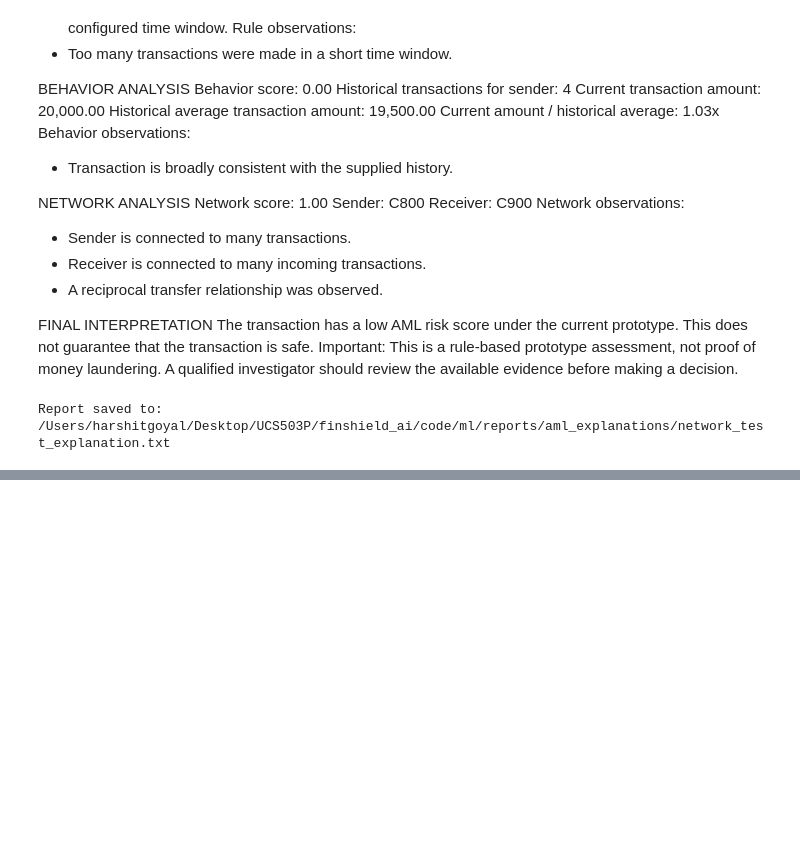
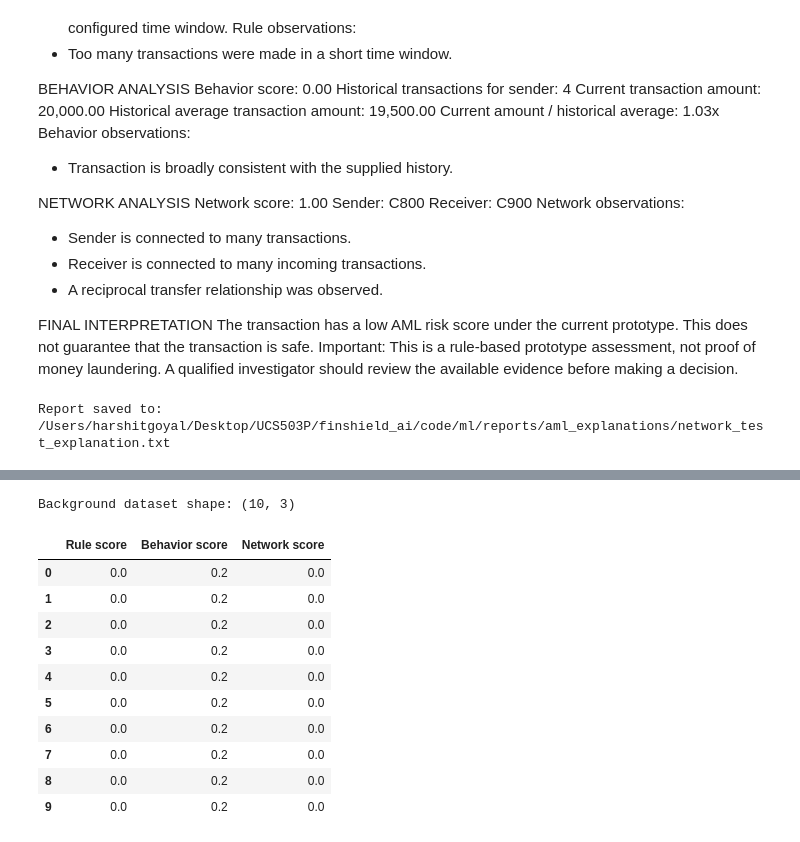
Before and after one commit to harshit29062006/finshield_ai, a Jupyter notebook: code/ml/notebooks/07_aml_shap.ipynb, the cells around one changed output, grey strips where cells are left out. Drawn from its saved outputs; the diff is of its cells as text; code cells hidden in the pictures; blank space fills up the shorter version.

```diff
--- a/code/ml/notebooks/07_aml_shap.ipynb
+++ b/code/ml/notebooks/07_aml_shap.ipynb
@@ -704,0 +1039,77 @@ Report saved to: /Users/harshitgoyal/Desktop/UCS503P/finshield_ai/code/ml/report
+# %%
+# ==========================================
+# SHAP VERIFICATION - STEP 7
+# GENERATE BACKGROUND DATA
+# ==========================================
+
+import numpy as np
+import pandas as pd
+import sys
+import os
+
+# Add AML source directory to Python path
+sys.path.append(os.path.abspath("../src"))
+
+from rules_aml import run_aml_rules
+from behavior_aml import analyze_behavior
+from network_aml import analyze_network
+
+# Normal transaction samples
+normal_transactions = [
+    {"amount": 500, "sender_id": "S1", "receiver_id": "R1"},
+    {"amount": 800, "sender_id": "S2", "receiver_id": "R2"},
+    {"amount": 1200, "sender_id": "S3", "receiver_id": "R3"},
+    {"amount": 1500, "sender_id": "S4", "receiver_id": "R4"},
+    {"amount": 2000, "sender_id": "S5", "receiver_id": "R5"},
+    {"amount": 3000, "sender_id": "S6", "receiver_id": "R6"},
+    {"amount": 4000, "sender_id": "S7", "receiver_id": "R7"},
+    {"amount": 5000, "sender_id": "S8", "receiver_id": "R8"},
+    {"amount": 6000, "sender_id": "S9", "receiver_id": "R9"},
+    {"amount": 7000, "sender_id": "S10", "receiver_id": "R10"}
+]
+
+background_rows = []
+
+for transaction in normal_transactions:
+
+    # Empty history for these initial baseline examples
+    history = []
+
+    rule_result = run_aml_rules(transaction, history)
+    behavior_result = analyze_behavior(transaction, history)
+    network_result = analyze_network(transaction, history)
+
+    background_rows.append([
+        rule_result["rule_score"],
+        behavior_result["behavior_score"],
+        network_result["network_score"]
+    ])
+
+# Create background dataset
+background_df = pd.DataFrame(
+    background_rows,
+    columns=["Rule score", "Behavior score", "Network score"]
+)
+
+background = background_df.to_numpy(dtype=float)
+
+print("Background dataset shape:", background.shape)
+display(background_df)
+
+print("\nBackground averages:")
+print(background_df.mean())
+
+print("\nBackground generation completed.")
+# %% [output]
+Background dataset shape: (10, 3)
+|  | Rule score | Behavior score | Network score |
+| 0 | 0.0 | 0.2 | 0.0 |
+| 1 | 0.0 | 0.2 | 0.0 |
+| 2 | 0.0 | 0.2 | 0.0 |
+| 3 | 0.0 | 0.2 | 0.0 |
+| 4 | 0.0 | 0.2 | 0.0 |
+| 5 | 0.0 | 0.2 | 0.0 |
+| 6 | 0.0 | 0.2 | 0.0 |
+| 7 | 0.0 | 0.2 | 0.0 |
+| 8 | 0.0 | 0.2 | 0.0 |
+| 9 | 0.0 | 0.2 | 0.0 |
```
Also changed, not shown: parts of 11 cells of this notebook, 6 other files.
